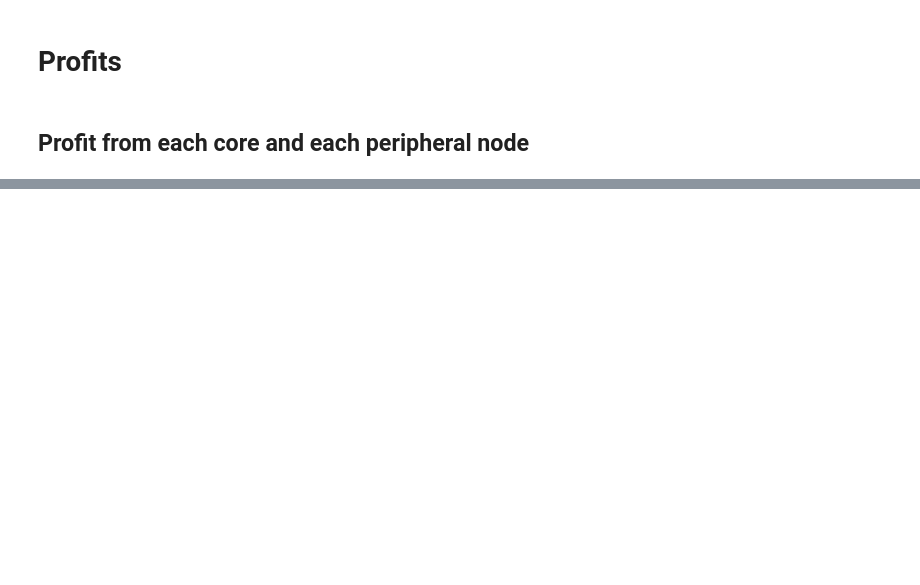
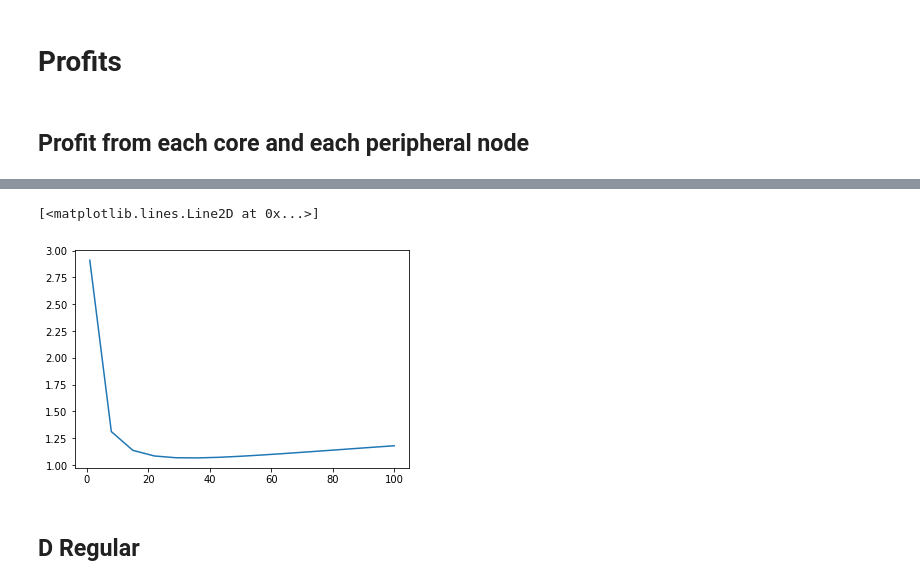
Before and after one commit to CalvinRoth/Core-periphery-information, a Jupyter notebook: experiments.ipynb, the cells around one changed output, grey strips where cells are left out. Cells and saved outputs as stored; diff of their text form; code cells hidden in the pictures; blank space fills up the shorter version.

```diff
--- a/experiments.ipynb
+++ b/experiments.ipynb
@@ -178,0 +219,10 @@ guess_profit
+# %%
+l = 15
+k_min = 1
+k_max = 150
+steps = 15
+space = np.linspace(k_min, k_max, steps, dtype=int)
+profits_l = []
+for i in space:
+    print(i)
+    profits_l.append(actualProfit(a,c,rho,i,l))
@@ -178,0 +240,7 @@ guess_profit
+# %%
+plt.plot(space, profits_l)
+# %% [output]
+[<matplotlib.lines.Line2D at 0x...>]
+[figure, added]
+# %% [markdown]
+## D Regular
```
Also changed, not shown: parts of 26 cells of this notebook, 1 other file.
